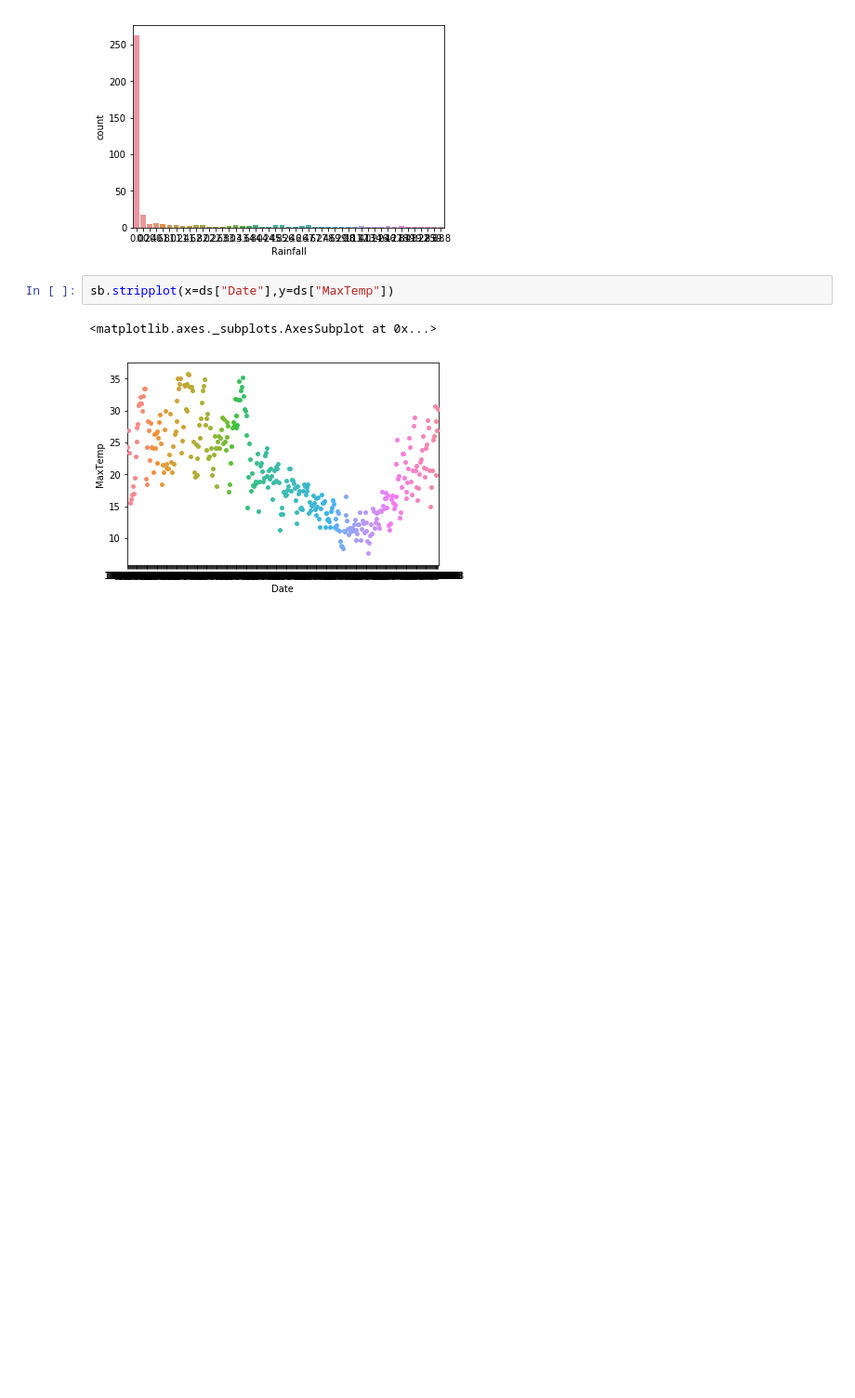
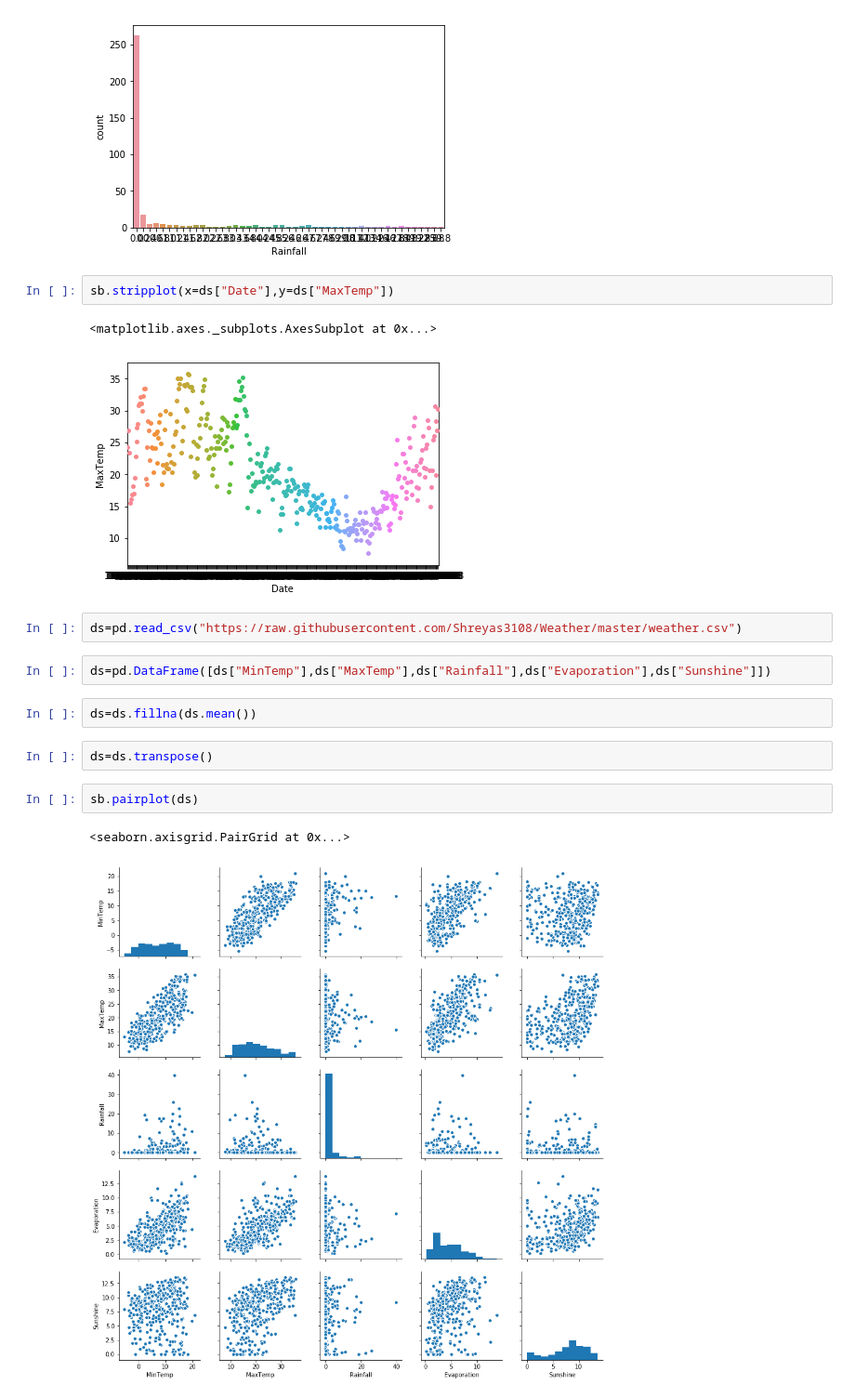
Before and after one commit to Akshay-Sehgal/Assignment, a Jupyter notebook: Assignment_6.ipynb, the cells around one changed output. Shown: that part at 93% size. Drawn from its saved outputs; the diff is of its cells as text; blank space fills up the shorter version.

```diff
--- a/Assignment_6.ipynb
+++ b/Assignment_6.ipynb
@@ -68,3 +68,16 @@ sb.stripplot(x=ds["Date"],y=ds["MaxTemp"])
 # %% [output]
 <matplotlib.axes._subplots.AxesSubplot at 0x...>
 [figure]
+# %%
+ds=pd.read_csv("https://raw.githubusercontent.com/Shreyas3108/Weather/master/weather.csv")
+# %%
+ds=pd.DataFrame([ds["MinTemp"],ds["MaxTemp"],ds["Rainfall"],ds["Evaporation"],ds["Sunshine"]])
+# %%
+ds=ds.fillna(ds.mean())
+# %%
+ds=ds.transpose()
+# %%
+sb.pairplot(ds)
+# %% [output]
+<seaborn.axisgrid.PairGrid at 0x...>
+[figure, added]
```
